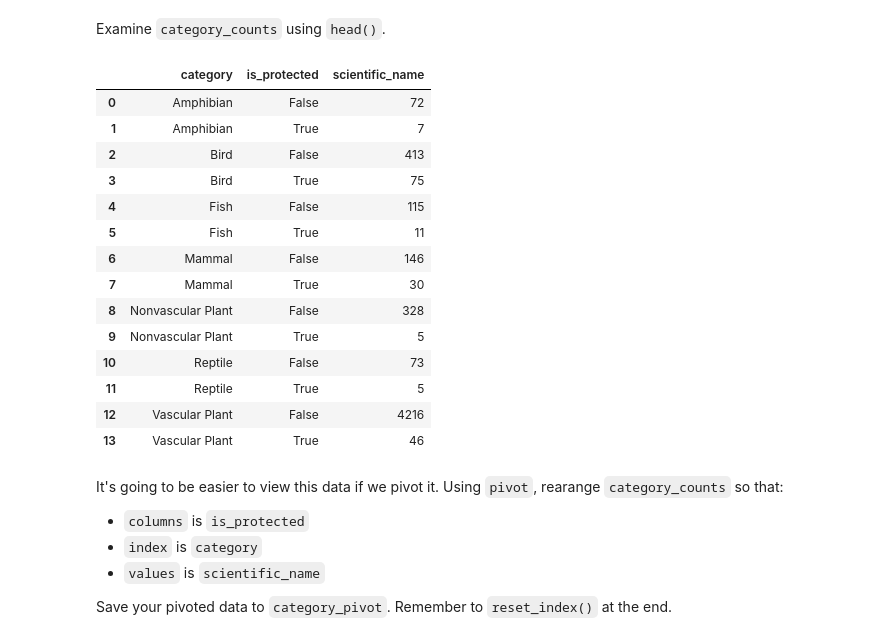
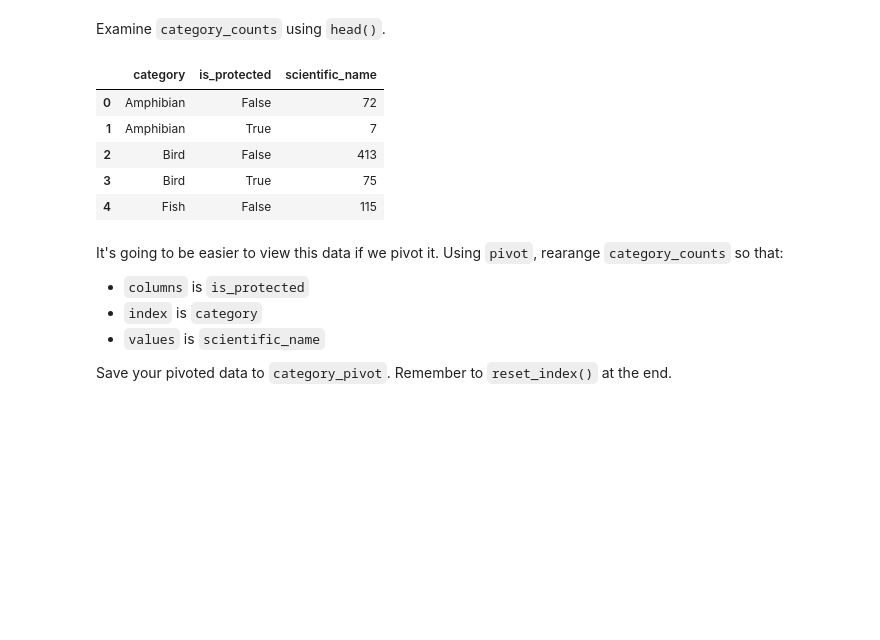
Before and after one commit to ruizalberto17/biodiversity_project, a Jupyter notebook: biodiversity.ipynb, the cells around one changed output. Cells and saved outputs as stored; diff of their text form; code cells hidden in the pictures; blank space fills up the shorter version.

```diff
--- a/biodiversity.ipynb
+++ b/biodiversity.ipynb
@@ -149,23 +148,14 @@ category_counts = species.groupby(['category', 'is_protected']).scientific_name.
 # %% [markdown]
 Examine `category_counts` using `head()`.
 # %%
-category_counts.head(20)
+category_counts.head()
 # %% [output]
 |  | category | is_protected | scientific_name |
 | 0 | Amphibian | False | 72 |
 | 1 | Amphibian | True | 7 |
 | 2 | Bird | False | 413 |
 | 3 | Bird | True | 75 |
 | 4 | Fish | False | 115 |
-| 5 | Fish | True | 11 |
-| 6 | Mammal | False | 146 |
-| 7 | Mammal | True | 30 |
-| 8 | Nonvascular Plant | False | 328 |
-| 9 | Nonvascular Plant | True | 5 |
-| 10 | Reptile | False | 73 |
-| 11 | Reptile | True | 5 |
-| 12 | Vascular Plant | False | 4216 |
-| 13 | Vascular Plant | True | 46 |
 # %% [markdown]
 It's going to be easier to view this data if we pivot it.  Using `pivot`, rearange `category_counts` so that:
 - `columns` is `is_protected`
```
Also changed, not shown: parts of 15 cells of this notebook.
